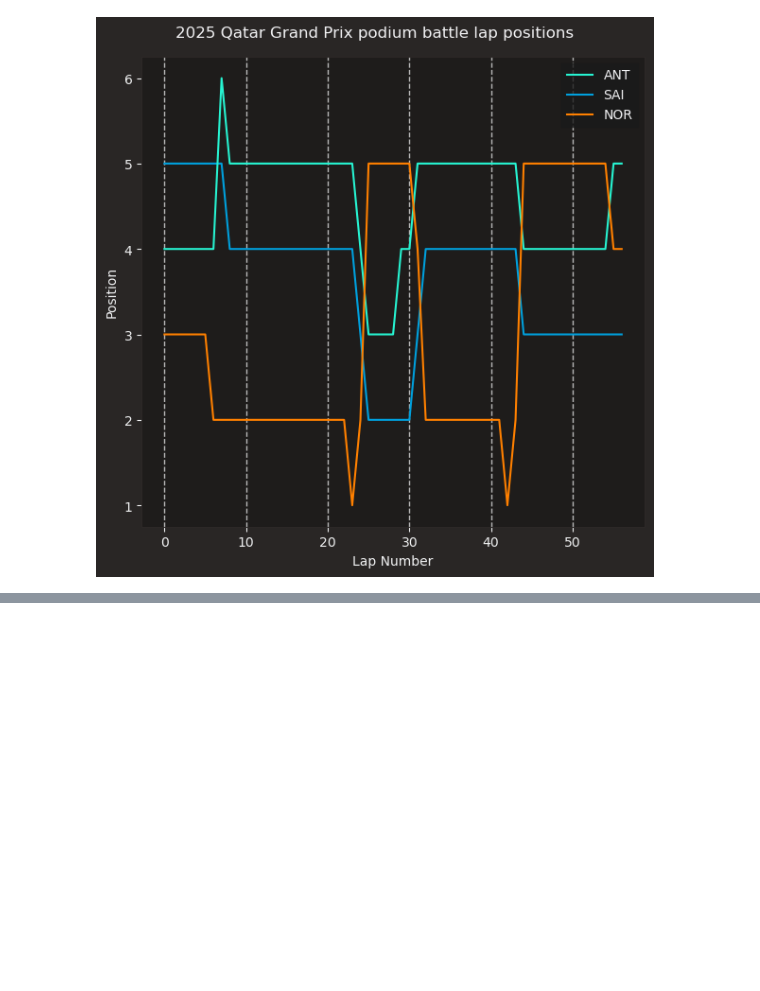
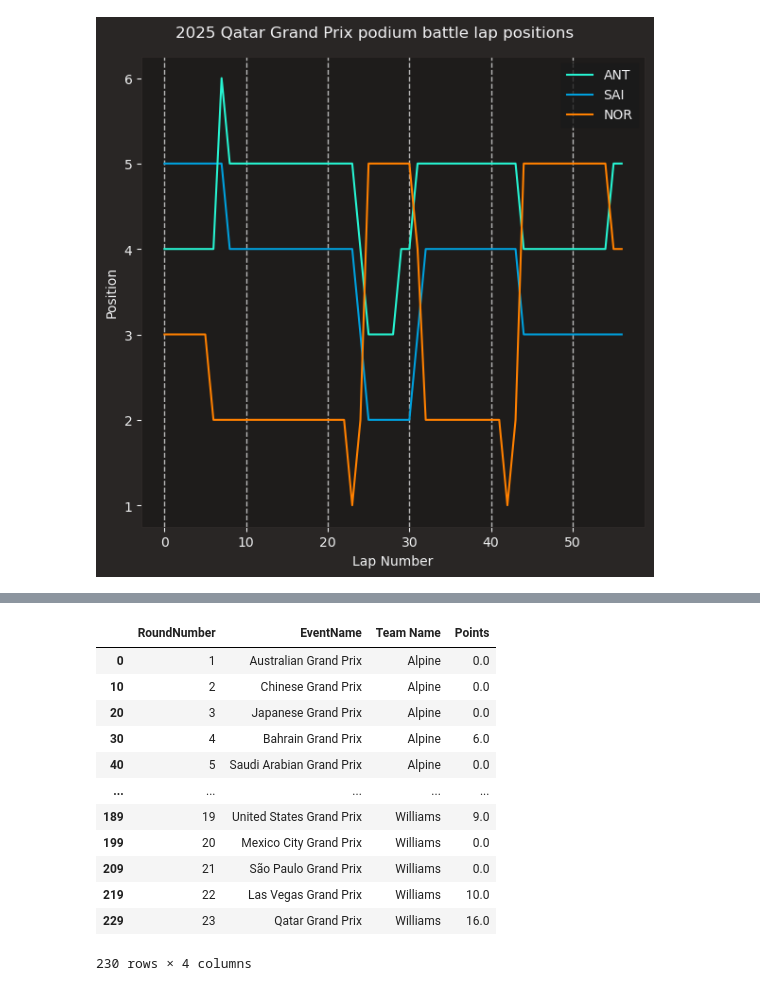
Before and after one commit to elijahmccauley/f1_tire_deg, a Jupyter notebook: f1_data_twitter.ipynb, the cells around one changed output, grey strips where cells are left out. Drawn from its saved outputs; the diff is of its cells as text; code cells hidden in the pictures; blank space fills up the shorter version.

```diff
--- a/f1_data_twitter.ipynb
+++ b/f1_data_twitter.ipynb
@@ -103,0 +194,18 @@ plt.show()
+# %%
+race_points = df.groupby(['RoundNumber', 'EventName', 'Team Name'])['Points'].sum().reset_index()
+race_points = race_points.sort_values(by=['Team Name', 'RoundNumber'])
+race_points
+# %% [output]
+|  | RoundNumber | EventName | Team Name | Points |
+| 0 | 1 | Australian Grand Prix | Alpine | 0.0 |
+| 10 | 2 | Chinese Grand Prix | Alpine | 0.0 |
+| 20 | 3 | Japanese Grand Prix | Alpine | 0.0 |
+| 30 | 4 | Bahrain Grand Prix | Alpine | 6.0 |
+| 40 | 5 | Saudi Arabian Grand Prix | Alpine | 0.0 |
+| ... | ... | ... | ... | ... |
+| 189 | 19 | United States Grand Prix | Williams | 9.0 |
+| 199 | 20 | Mexico City Grand Prix | Williams | 0.0 |
+| 209 | 21 | São Paulo Grand Prix | Williams | 0.0 |
+| 219 | 22 | Las Vegas Grand Prix | Williams | 10.0 |
+| 229 | 23 | Qatar Grand Prix | Williams | 16.0 |
+230 rows × 4 columns
```
Also changed, not shown: parts of 12 cells of this notebook, 3 other files.
